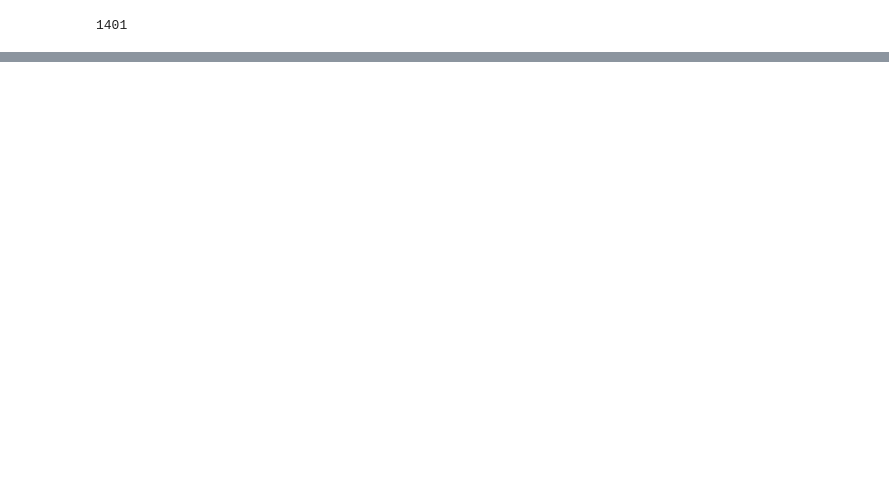
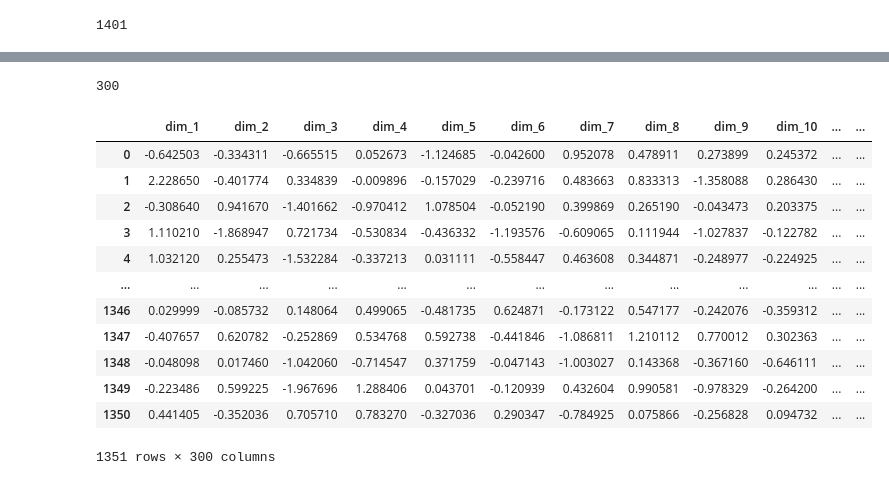
Before and after one commit to ohhlalit/CP, a Jupyter notebook: Manmohan/MS_Vectorization_Doc2Vec.ipynb, the cells around one changed output, grey strips where cells are left out. Cells and saved outputs as stored; diff of their text form; code cells hidden in the pictures; blank space fills up the shorter version.

```diff
--- a/Manmohan/MS_Vectorization_Doc2Vec.ipynb
+++ b/Manmohan/MS_Vectorization_Doc2Vec.ipynb
@@ -88,14 +100,3 @@ for i, speech in enumerate(corpus_tokenized):
     data = {'index': i, 'vector': vector}
     # Add the dictionary as a new row in the DataFrame
     df_data.loc[len(df_data)] = data
-# %%
-# Create new columns for each element of the vector
-for i in range(300):
-    col_name = f'dim_{i+1}'
-    df_data[col_name] = 0.0
-
-# Iterate over each row in the DataFrame and assign the ith element of the vector to the corresponding column
-for i, row in df_data.iterrows():
-    for j, element in enumerate(row['vector']):
-        col_name = f'dim_{j+1}'
-        df_data.at[i, col_name] = element
@@ -118,3 +103,31 @@ df_data
-# %%
-df_data = df_data.drop('index', axis=1)
-df_data = df_data.drop('vector', axis=1)
+# %%
+# Extract the vectors as a list from the 'vector' column
+vectors = df_data['vector'].tolist()
+num_dimensions = len(vectors[0])
+num_dimensions
+# %% [output]
+300
+# %%
+# Create column names with unique suffixes
+column_names = ['dim_{}'.format(i) for i in range(1, num_dimensions + 1)]
+
+# Create a list of dictionaries representing each row in the new DataFrame
+new_data = [{column_names[i]: vector[i] for i in range(num_dimensions)} for vector in vectors]
+
+# Create the new DataFrame
+df_new = pd.DataFrame(new_data)
+df_new
+# %% [output]
+|  | dim_1 | dim_2 | dim_3 | dim_4 | dim_5 | dim_6 | dim_7 | dim_8 | dim_9 | dim_10 | ... | ... |
+| 0 | -0.642503 | -0.334311 | -0.665515 | 0.052673 | -1.124685 | -0.042600 | 0.952078 | 0.478911 | 0.273899 | 0.245372 | ... | ... |
+| 1 | 2.228650 | -0.401774 | 0.334839 | -0.009896 | -0.157029 | -0.239716 | 0.483663 | 0.833313 | -1.358088 | 0.286430 | ... | ... |
+| 2 | -0.308640 | 0.941670 | -1.401662 | -0.970412 | 1.078504 | -0.052190 | 0.399869 | 0.265190 | -0.043473 | 0.203375 | ... | ... |
+| 3 | 1.110210 | -1.868947 | 0.721734 | -0.530834 | -0.436332 | -1.193576 | -0.609065 | 0.111944 | -1.027837 | -0.122782 | ... | ... |
+| 4 | 1.032120 | 0.255473 | -1.532284 | -0.337213 | 0.031111 | -0.558447 | 0.463608 | 0.344871 | -0.248977 | -0.224925 | ... | ... |
+| ... | ... | ... | ... | ... | ... | ... | ... | ... | ... | ... | ... | ... |
+| 1346 | 0.029999 | -0.085732 | 0.148064 | 0.499065 | -0.481735 | 0.624871 | -0.173122 | 0.547177 | -0.242076 | -0.359312 | ... | ... |
+| 1347 | -0.407657 | 0.620782 | -0.252869 | 0.534768 | 0.592738 | -0.441846 | -1.086811 | 1.210112 | 0.770012 | 0.302363 | ... | ... |
+| 1348 | -0.048098 | 0.017460 | -1.042060 | -0.714547 | 0.371759 | -0.047143 | -1.003027 | 0.143368 | -0.367160 | -0.646111 | ... | ... |
+| 1349 | -0.223486 | 0.599225 | -1.967696 | 1.288406 | 0.043701 | -0.120939 | 0.432604 | 0.990581 | -0.978329 | -0.264200 | ... | ... |
+| 1350 | 0.441405 | -0.352036 | 0.705710 | 0.783270 | -0.327036 | 0.290347 | -0.784925 | 0.075866 | -0.256828 | 0.094732 | ... | ... |
+1351 rows × 300 columns
```
Also changed, not shown: parts of 12 cells of this notebook.
